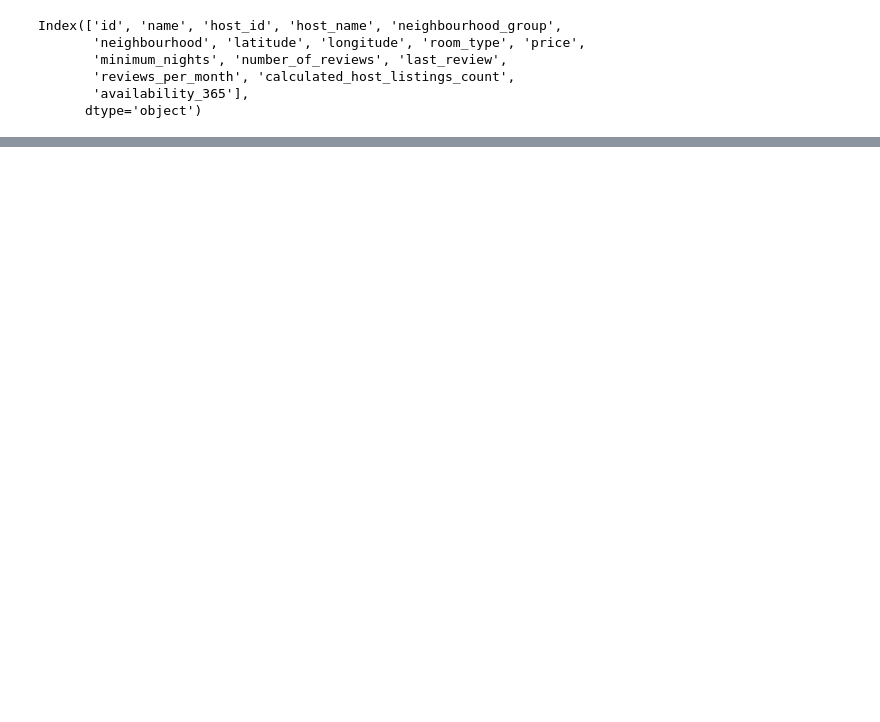
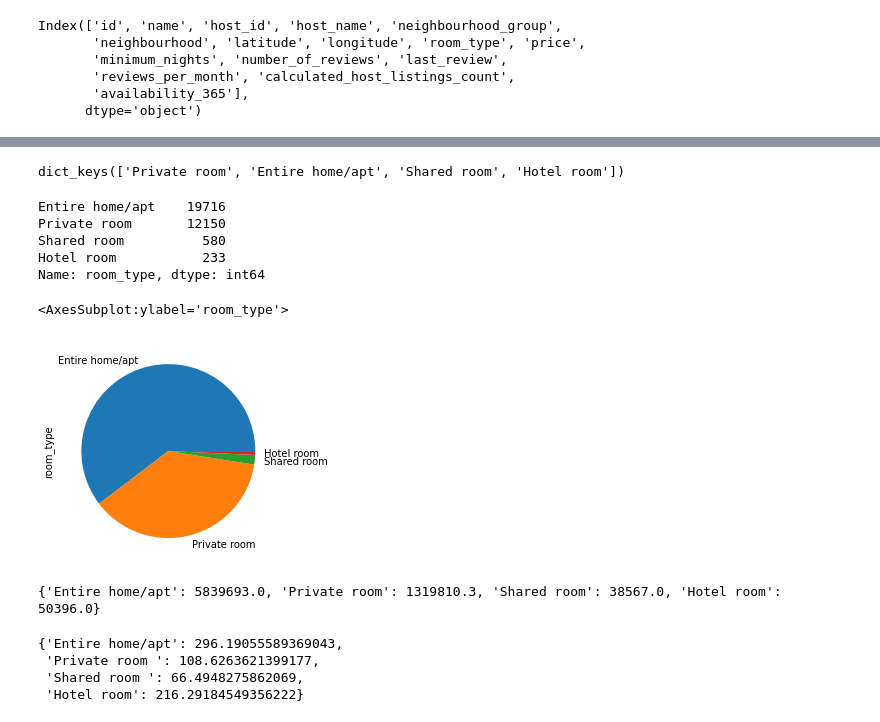
Before and after one commit to gl271/data_project1, a Jupyter notebook: airbnb_dataset.ipynb, the cells around one changed output, grey strips where cells are left out. Drawn from its saved outputs; the diff is of its cells as text; code cells hidden in the pictures; blank space fills up the shorter version.

```diff
--- a/airbnb_dataset.ipynb
+++ b/airbnb_dataset.ipynb
@@ -46,0 +229,42 @@ Index(['id', 'name', 'host_id', 'host_name', 'neighbourhood_group',
+# %%
+#type of airbnb spaces
+spaces = df['room_type']
+typeof_spaces = dict.fromkeys(spaces).keys()
+typeof_spaces
+# %% [output]
+dict_keys(['Private room', 'Entire home/apt', 'Shared room', 'Hotel room'])
+# %%
+#how many of said type
+number_of_spacetypes = spaces.value_counts()
+number_of_spacetypes
+# %% [output]
+Entire home/apt    19716
+Private room       12150
+Shared room          580
+Hotel room           233
+Name: room_type, dtype: int64
+# %%
+number_of_spacetypes.plot(kind= 'pie')
+# %% [output]
+<AxesSubplot:ylabel='room_type'>
+[figure, added]
+# %%
+#Total Prices of Room Types
+total_prices_by_room = {'Entire home/apt':0, 'Private room':0, 'Shared room':0, 'Hotel room':0}
+for counter,roomType in enumerate(df['room_type']):
+    total_prices_by_room[roomType] = total_prices_by_room[roomType] + df['price'][counter]
+print (total_prices_by_room)
+# %% [output]
+{'Entire home/apt': 5839693.0, 'Private room': 1319810.3, 'Shared room': 38567.0, 'Hotel room': 50396.0}
+# %%
+average_price_by_room = {
+    'Entire home/apt': total_prices_by_room['Entire home/apt']/number_of_spacetypes['Entire home/apt'],
+    'Private room ': total_prices_by_room['Private room']/number_of_spacetypes['Private room'],
+    'Shared room ': total_prices_by_room['Shared room']/number_of_spacetypes['Shared room'],
+    'Hotel room': total_prices_by_room['Hotel room']/number_of_spacetypes['Hotel room']}
+average_price_by_room
+# %% [output]
+{'Entire home/apt': 296.19055589369043,
+ 'Private room ': 108.6263621399177,
+ 'Shared room ': 66.4948275862069,
+ 'Hotel room': 216.29184549356222}
```
Also changed, not shown: parts of 29 cells of this notebook, 1 other file.
